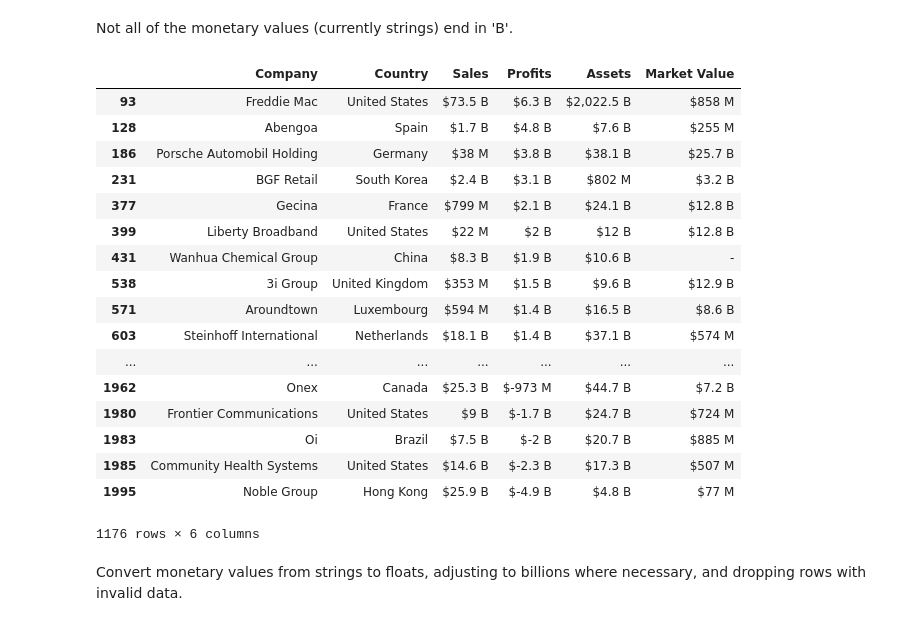
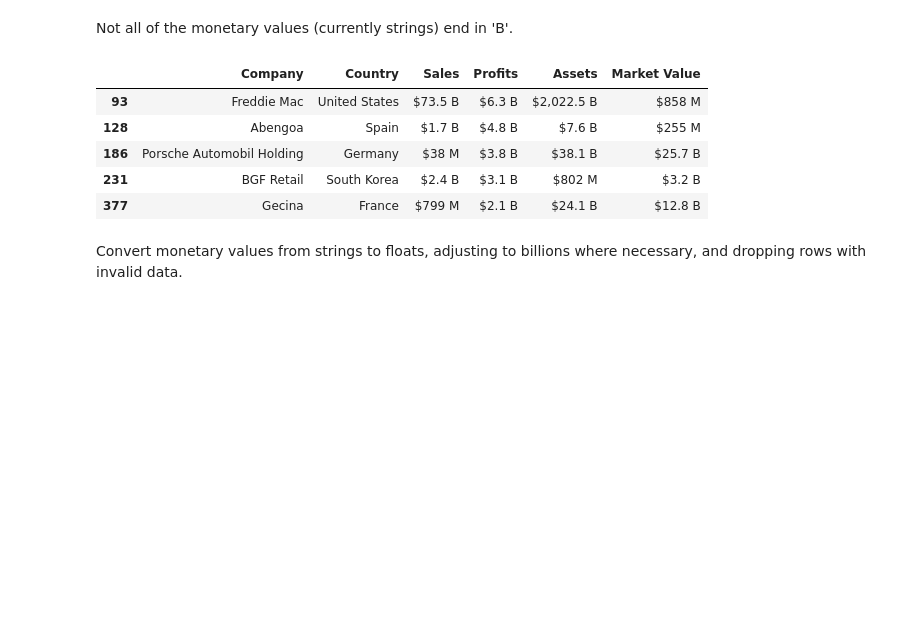
Before and after one commit to AidanCooper/data-visualisation, a Jupyter notebook: top-profit-revenue/tpr_matplotlib.ipynb, the cells around one changed output. Saved outputs shown, nothing was run; the diff lists cells and outputs as text; code cells hidden in the pictures; blank space fills up the shorter version.

```diff
--- a/top-profit-revenue/tpr_matplotlib.ipynb
+++ b/top-profit-revenue/tpr_matplotlib.ipynb
@@ -39,26 +41,14 @@ df.head()
 Not all of the monetary values (currently strings) end in 'B'.
 # %%
 df.loc[(~df['Sales'].str.endswith('B') | ~df['Profits'].str.endswith('B')) |
-       (~df['Assets'].str.endswith('B') | ~df['Market Value'].str.endswith('B'))]
+       (~df['Assets'].str.endswith('B') | ~df['Market Value'].str.endswith('B'))].head()
 # %% [output]
 |  | Company | Country | Sales | Profits | Assets | Market Value |
 | 93 | Freddie Mac | United States | $73.5 B | $6.3 B | $2,022.5 B | $858 M |
 | 128 | Abengoa | Spain | $1.7 B | $4.8 B | $7.6 B | $255 M |
 | 186 | Porsche Automobil Holding | Germany | $38 M | $3.8 B | $38.1 B | $25.7 B |
 | 231 | BGF Retail | South Korea | $2.4 B | $3.1 B | $802 M | $3.2 B |
 | 377 | Gecina | France | $799 M | $2.1 B | $24.1 B | $12.8 B |
-| 399 | Liberty Broadband | United States | $22 M | $2 B | $12 B | $12.8 B |
-| 431 | Wanhua Chemical Group | China | $8.3 B | $1.9 B | $10.6 B | - |
-| 538 | 3i Group | United Kingdom | $353 M | $1.5 B | $9.6 B | $12.9 B |
-| 571 | Aroundtown | Luxembourg | $594 M | $1.4 B | $16.5 B | $8.6 B |
-| 603 | Steinhoff International | Netherlands | $18.1 B | $1.4 B | $37.1 B | $574 M |
-| ... | ... | ... | ... | ... | ... | ... |
-| 1962 | Onex | Canada | $25.3 B | $-973 M | $44.7 B | $7.2 B |
-| 1980 | Frontier Communications | United States | $9 B | $-1.7 B | $24.7 B | $724 M |
-| 1983 | Oi | Brazil | $7.5 B | $-2 B | $20.7 B | $885 M |
-| 1985 | Community Health Systems | United States | $14.6 B | $-2.3 B | $17.3 B | $507 M |
-| 1995 | Noble Group | Hong Kong | $25.9 B | $-4.9 B | $4.8 B | $77 M |
-1176 rows × 6 columns
 # %% [markdown]
 Convert monetary values from strings to floats, adjusting to billions where necessary, and dropping rows with invalid data.
 # %%
```
Also changed, not shown: parts of 3 cells of this notebook, 4 other files.
